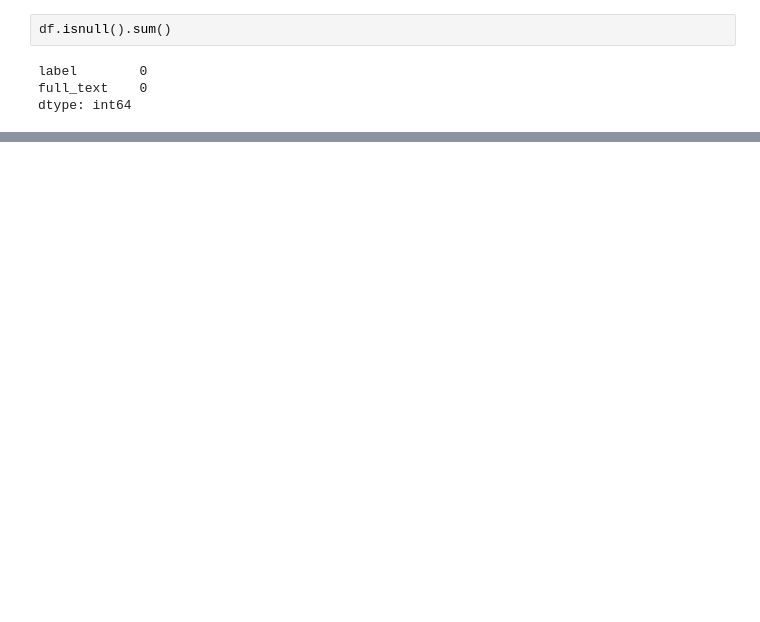
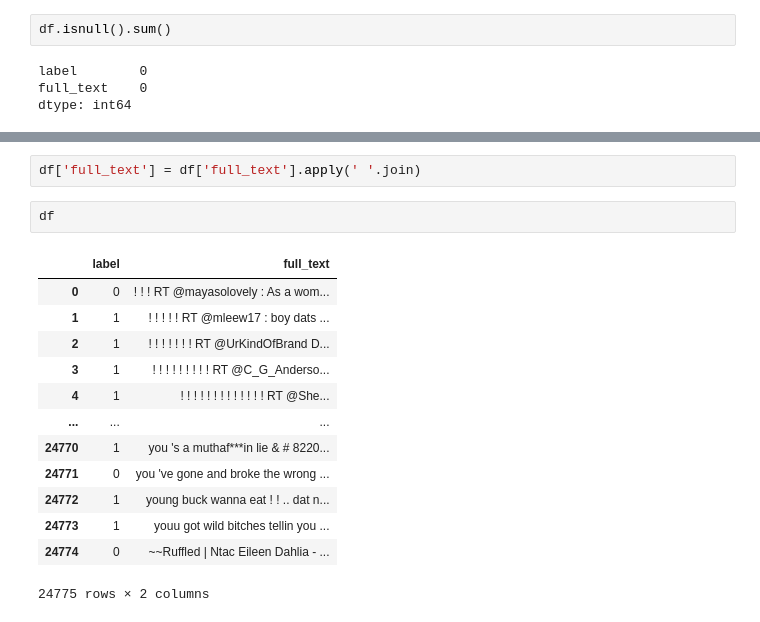
Before and after one commit to Joshua-Joseph/miniProjectS6, a Jupyter notebook: miniProject.ipynb, the cells around one changed output, grey strips where cells are left out. Cells and saved outputs as stored; diff of their text form; blank space fills up the shorter version.

```diff
--- a/miniProject.ipynb
+++ b/miniProject.ipynb
@@ -51,0 +72,18 @@ dtype: int64
+# %%
+df['full_text'] = df['full_text'].apply(' '.join)
+# %%
+df
+# %% [output]
+|  | label | full_text |
+| 0 | 0 | ! ! ! RT @mayasolovely : As a wom... |
+| 1 | 1 | ! ! ! ! ! RT @mleew17 : boy dats ... |
+| 2 | 1 | ! ! ! ! ! ! ! RT @UrKindOfBrand D... |
+| 3 | 1 | ! ! ! ! ! ! ! ! ! RT @C_G_Anderso... |
+| 4 | 1 | ! ! ! ! ! ! ! ! ! ! ! ! ! RT @She... |
+| ... | ... | ... |
+| 24770 | 1 | you 's a muthaf***in lie & # 8220... |
+| 24771 | 0 | you 've gone and broke the wrong ... |
+| 24772 | 1 | young buck wanna eat ! ! .. dat n... |
+| 24773 | 1 | youu got wild bitches tellin you ... |
+| 24774 | 0 | ~~Ruffled | Ntac Eileen Dahlia - ... |
+24775 rows × 2 columns
```
Also changed, not shown: parts of 27 cells of this notebook.
